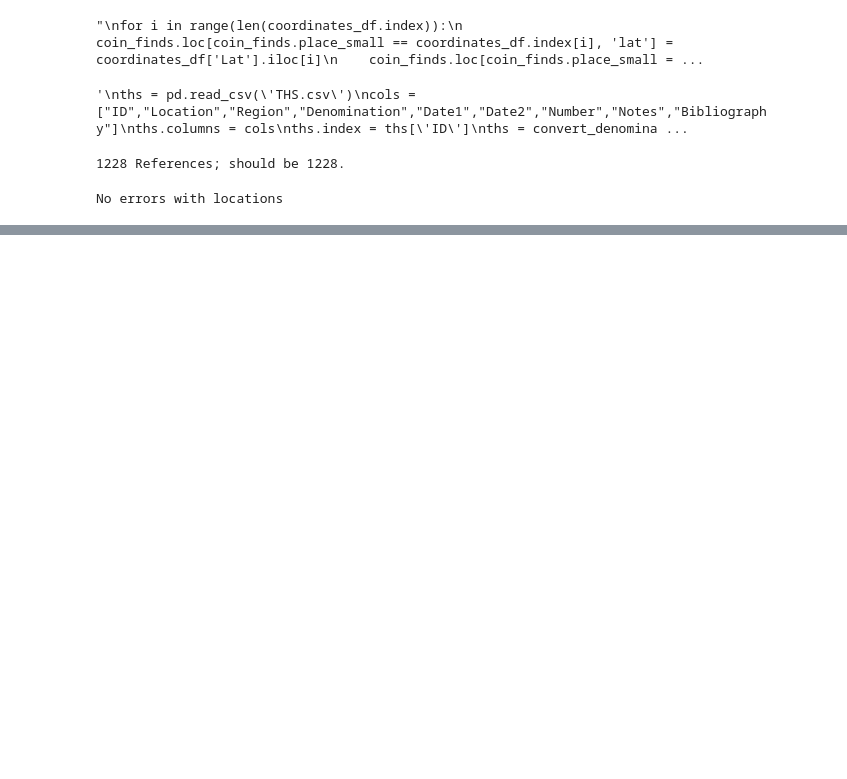
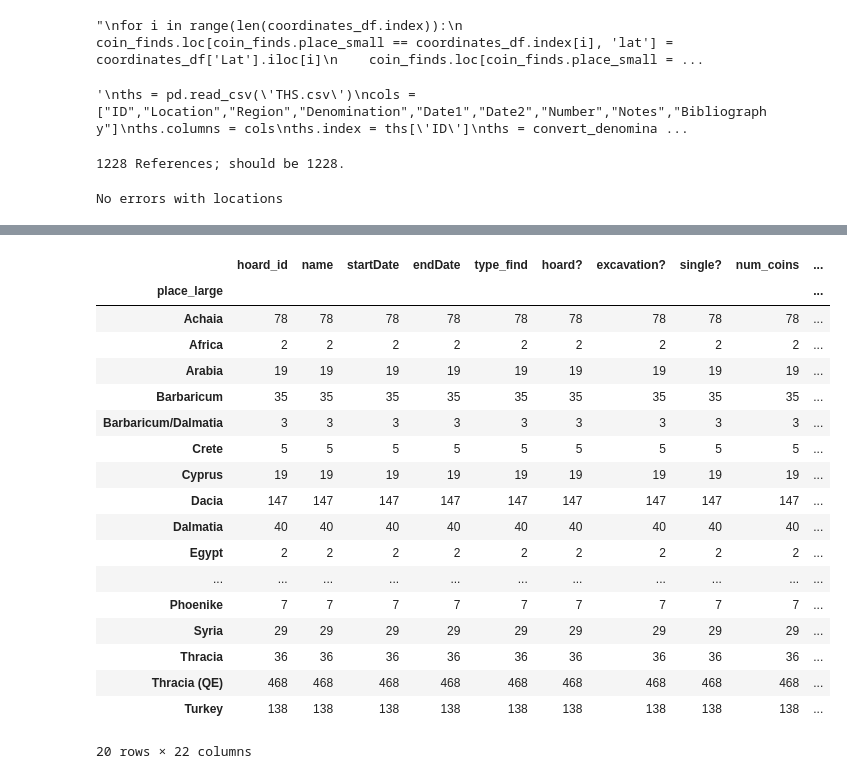
Before and after one commit to leemordechai/FLAME, a Jupyter notebook: THS.ipynb, the cells around one changed output, grey strips where cells are left out. Saved outputs shown, nothing was run; the diff lists cells and outputs as text; code cells hidden in the pictures; blank space fills up the shorter version.

```diff
--- a/THS.ipynb
+++ b/THS.ipynb
@@ -494,0 +496,22 @@ coin_finds.head()
+# %%
+coin_finds.groupby('place_large').count()
+# %% [output]
+|  | hoard_id | name | startDate | endDate | type_find | hoard? | excavation? | single? | num_coins | ... |
+| place_large |  |  |  |  |  |  |  |  |  | ... |
+| Achaia | 78 | 78 | 78 | 78 | 78 | 78 | 78 | 78 | 78 | ... |
+| Africa | 2 | 2 | 2 | 2 | 2 | 2 | 2 | 2 | 2 | ... |
+| Arabia | 19 | 19 | 19 | 19 | 19 | 19 | 19 | 19 | 19 | ... |
+| Barbaricum | 35 | 35 | 35 | 35 | 35 | 35 | 35 | 35 | 35 | ... |
+| Barbaricum/Dalmatia | 3 | 3 | 3 | 3 | 3 | 3 | 3 | 3 | 3 | ... |
+| Crete | 5 | 5 | 5 | 5 | 5 | 5 | 5 | 5 | 5 | ... |
+| Cyprus | 19 | 19 | 19 | 19 | 19 | 19 | 19 | 19 | 19 | ... |
+| Dacia | 147 | 147 | 147 | 147 | 147 | 147 | 147 | 147 | 147 | ... |
+| Dalmatia | 40 | 40 | 40 | 40 | 40 | 40 | 40 | 40 | 40 | ... |
+| Egypt | 2 | 2 | 2 | 2 | 2 | 2 | 2 | 2 | 2 | ... |
+| ... | ... | ... | ... | ... | ... | ... | ... | ... | ... | ... |
+| Phoenike | 7 | 7 | 7 | 7 | 7 | 7 | 7 | 7 | 7 | ... |
+| Syria | 29 | 29 | 29 | 29 | 29 | 29 | 29 | 29 | 29 | ... |
+| Thracia | 36 | 36 | 36 | 36 | 36 | 36 | 36 | 36 | 36 | ... |
+| Thracia (QE) | 468 | 468 | 468 | 468 | 468 | 468 | 468 | 468 | 468 | ... |
+| Turkey | 138 | 138 | 138 | 138 | 138 | 138 | 138 | 138 | 138 | ... |
+20 rows × 22 columns
```
Also changed, not shown: parts of 5 cells of this notebook, 3 other files.
